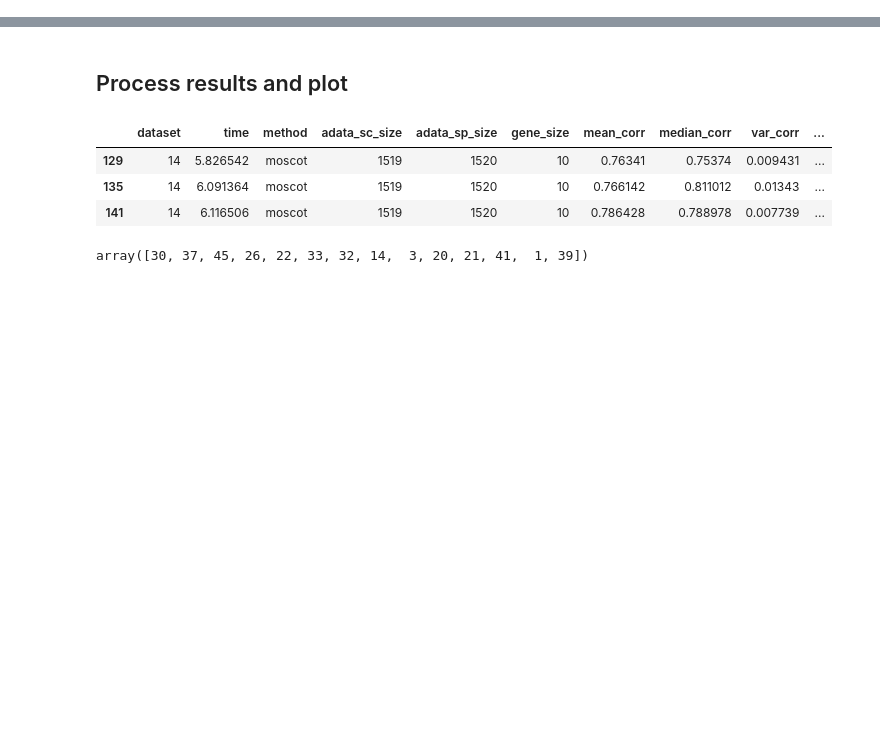
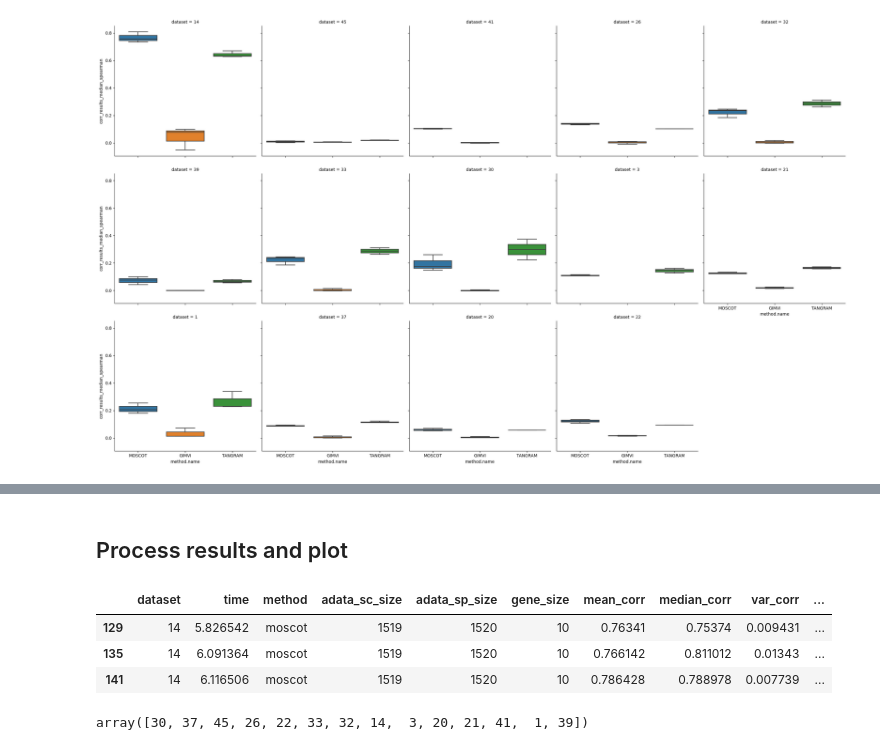
Before and after one commit to theislab/moscot_benchmarks, a Jupyter notebook: experiments/space/mapping/method_benchmark/seml_results.ipynb, the cells around one changed output, grey strips where cells are left out. Saved outputs shown, nothing was run; the diff lists cells and outputs as text; code cells hidden in the pictures; blank space fills up the shorter version.

```diff
--- a/experiments/space/mapping/method_benchmark/seml_results.ipynb
+++ b/experiments/space/mapping/method_benchmark/seml_results.ipynb
@@ -114 +89,3 @@ sns.boxplot(x="method.name", y="corr_results_median_pearson", data=out)
+# %%
+metrics = ["corr_results_median_spearman"]
 # %%
@@ -117,0 +119,12 @@ results.shape
+# %%
+final_df = pd.concat(final_list)
+outplot = sns.catplot(
+    data=final_df,
+    x="method.name",
+    y="corr_results_median_spearman",
+    col="dataset",
+    col_wrap=5,
+    kind="box",
+)
+# %% [output]
+[figure, added]
```
Also changed, not shown: parts of 16 cells of this notebook, 7 other files.
